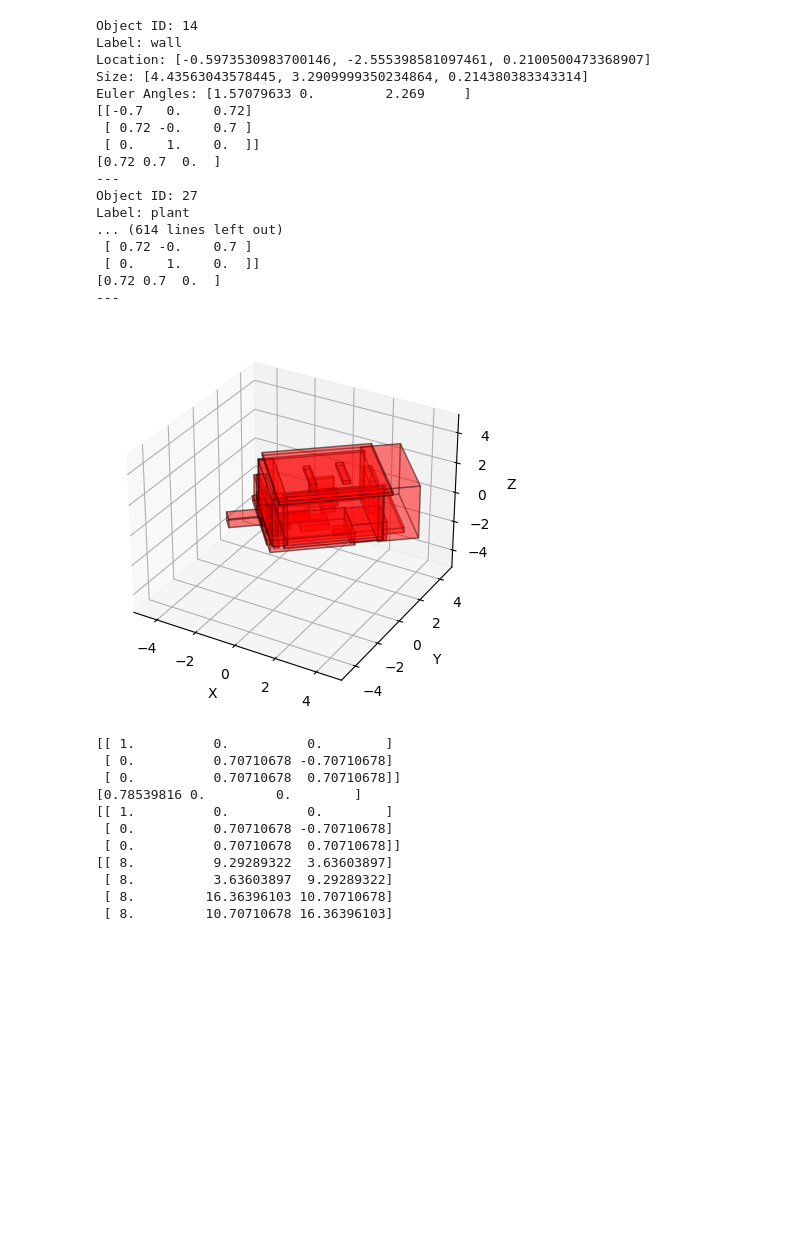
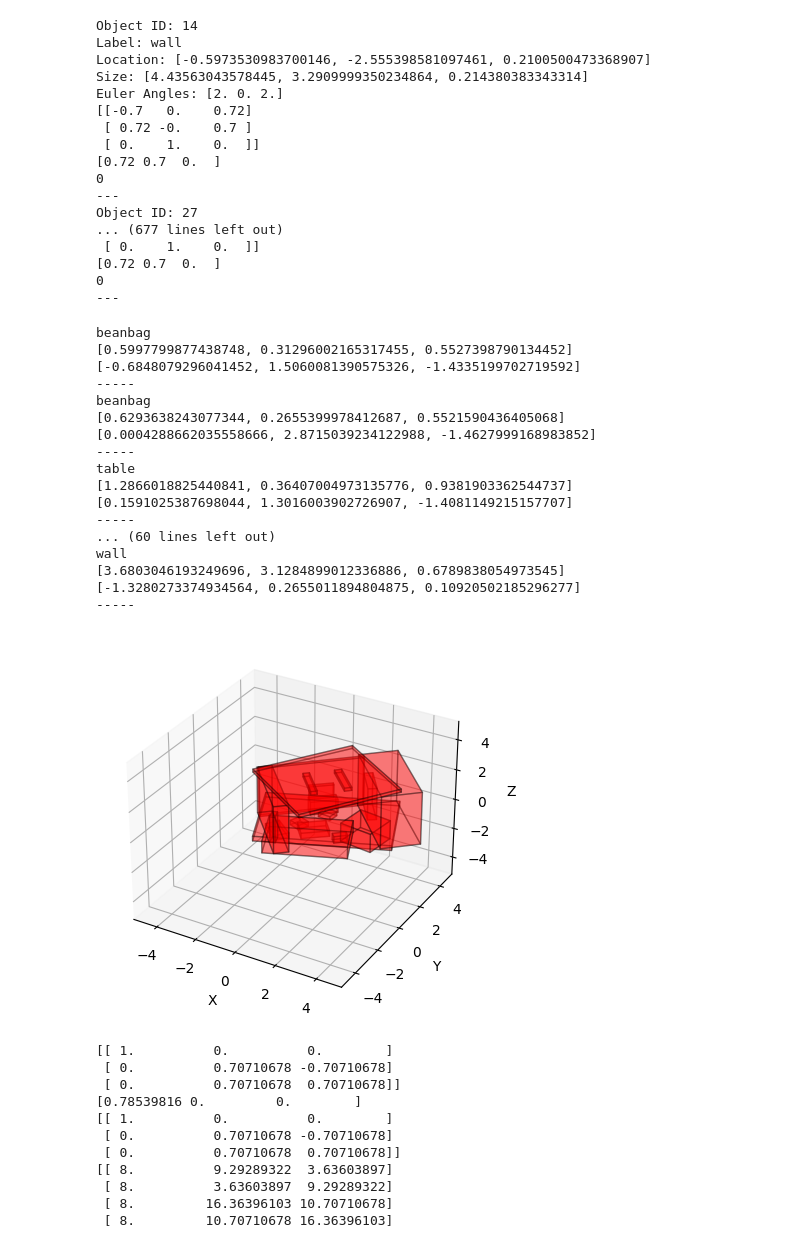
Before and after one commit to hamnaanaa/3D-Scene-Diffusion-Guidance-using-Scene-Graphs, a Jupyter notebook: datasets/3RScan/bounding_box_reconstruction.ipynb, the cells around one changed output. Cells and saved outputs as stored; diff of their text form; code cells hidden in the pictures; blank space fills up the shorter version.

```diff
--- a/datasets/3RScan/bounding_box_reconstruction.ipynb
+++ b/datasets/3RScan/bounding_box_reconstruction.ipynb
@@ -52,20 +52,21 @@ for scan_folder in os.listdir(dataset_path):
             #continue
 
         # faking it
-        comparison_angles = [0.698, 2.269]
-        differences = np.abs(euler_angles[2] - comparison_angles)
-        closest_index = np.argmin(differences)
-        euler_angles[2] = comparison_angles[closest_index]
+        #comparison_angles = [0.698, 2.269]
+        #differences = np.abs(euler_angles[2] - comparison_angles)
+        #closest_index = np.argmin(differences)
+        #euler_angles[2] = comparison_angles[closest_index]
 
         # Print the extracted data for each object
         print("Object ID:", object_data['objectId'])
         obj['id'] = object_data['objectId']
         print("Label:", object_data['label'])
+        obj['label'] = object_data['label']
         print("Location:", centroid)
         obj['location'] = centroid
         print("Size:", axes_lengths)
         obj['size'] = axes_lengths
-        print("Euler Angles:", euler_angles)
+        print("Euler Angles:", np.round(euler_angles))
         obj['euler_angles'] = euler_angles
         obj['rotation_matrix'] = rotation_matrix
         print(np.round(rotation_matrix, 2))
@@ -73,6 +74,14 @@ for scan_folder in os.listdir(dataset_path):
         #print("Quaternion:", quaternion)
         #obj['quaternion'] = quaternion
 
+        if np.all(np.round(object_data['dominantNormal']) == np.array([0, -0, 1])):
+            obj['dominantNormal'] = 1
+        else:
+            obj['dominantNormal'] = 0
+
+
+        print(obj['dominantNormal'])
+
         print("---")
 
         extracted_objects.append(obj)
@@ -83,18 +92,18 @@ Object ID: 14
 Label: wall
 Location: [-0.5973530983700146, -2.555398581097461, 0.2100500473368907]
 Size: [4.43563043578445, 3.2909999350234864, 0.214380383343314]
-Euler Angles: [1.57079633 0.         2.269     ]
+Euler Angles: [2. 0. 2.]
 [[-0.7   0.    0.72]
  [ 0.72 -0.    0.7 ]
  [ 0.    1.    0.  ]]
 [0.72 0.7  0.  ]
+0
 ---
 Object ID: 27
-Label: plant
-... (614 lines left out)
- [ 0.72 -0.    0.7 ]
+... (677 lines left out)
  [ 0.    1.    0.  ]]
 [0.72 0.7  0.  ]
+0
 ---
 # %%
 # Create a 3D plot
@@ -112,9 +121,19 @@ for object_data in scenes['4acaebcc-6c10-2a2a-858b-29c7e4fb410d']:
     euler_angles = object_data['euler_angles']
     #quaternion = object_data['quaternion']
 
+
+
     i = i+1
-    #if i > 20:
-        #break
+    #if object_data['dominantNormal'] == 1:
+        #continue
+    #elif object_data['dominantNormal'] == 0 and i <25:
+    if i <20:
+        print(object_data['label'])
+        print(size)
+        print(location)
+        print('-----')
+    else:
+        break
 
     rotation = Rotation.from_euler('xyz', euler_angles)
     rotation_matrix = rotation.as_matrix()
@@ -152,34 +171,51 @@ for object_data in scenes['4acaebcc-6c10-2a2a-858b-29c7e4fb410d']:
         [global_corners[0], global_corners[1], global_corners[3], global_corners[2]],
         [global_corners[4], global_corners[5], global_corners[7], global_corners[6]],
         [global_corners[0], global_corners[1], global_corners[5], global_corners[4]],
         [global_corners[2], global_corners[3], global_corners[7], global_corners[6]],
         [global_corners[0], global_corners[2], global_corners[6], global_corners[4]],
         [global_corners[1], global_corners[3], global_corners[7], global_corners[5]]
     ]
 
     # Create the 3D collection and add it to the plot
     collection = Poly3DCollection(polygons, alpha=0.3, facecolor='red', edgecolor='black')
     ax.add_collection3d(collection)
 
 
 # Set labels for the axes
 ax.set_xlabel('X')
 ax.set_ylabel('Y')
 ax.set_zlabel('Z')
 
 # Set the limits of the plot's axes
 factor = 5
 x_min, x_max, y_min, y_max, z_min, z_max = -factor, factor, -factor, factor, -factor, factor
 ax.set_xlim(x_min, x_max)
 ax.set_ylim(y_min, y_max)
 ax.set_zlim(z_min, z_max)
 
 # Show the plot
 plt.show()
 
 # leider spiegelverkehrt?
 # %% [output]
+beanbag
+[0.5997799877438748, 0.31296002165317455, 0.5527398790134452]
+[-0.6848079296041452, 1.5060081390575326, -1.4335199702719592]
+-----
+beanbag
+[0.6293638243077344, 0.2655399978412687, 0.5521590436405068]
+[0.0004288662035558666, 2.8715039234122988, -1.4627999168983852]
+-----
+table
+[1.2866018825440841, 0.36407004973135776, 0.9381903362544737]
+[0.1591025387698044, 1.3016003902726907, -1.4081149215157707]
+-----
+... (60 lines left out)
+wall
+[3.6803046193249696, 3.1284899012336886, 0.6789838054973545]
+[-1.3280273374934564, 0.2655011894804875, 0.10920502185296277]
+-----
-[figure, old version]
+[figure, new version]
 # %%
 normalized_axes = np.array([1, 0, 0, 0, 1/np.sqrt(2), 1/np.sqrt(2), 0, -1/np.sqrt(2), 1/np.sqrt(2)])
 rotation_matrix = np.transpose(np.array(normalized_axes).reshape(3, 3))
```
